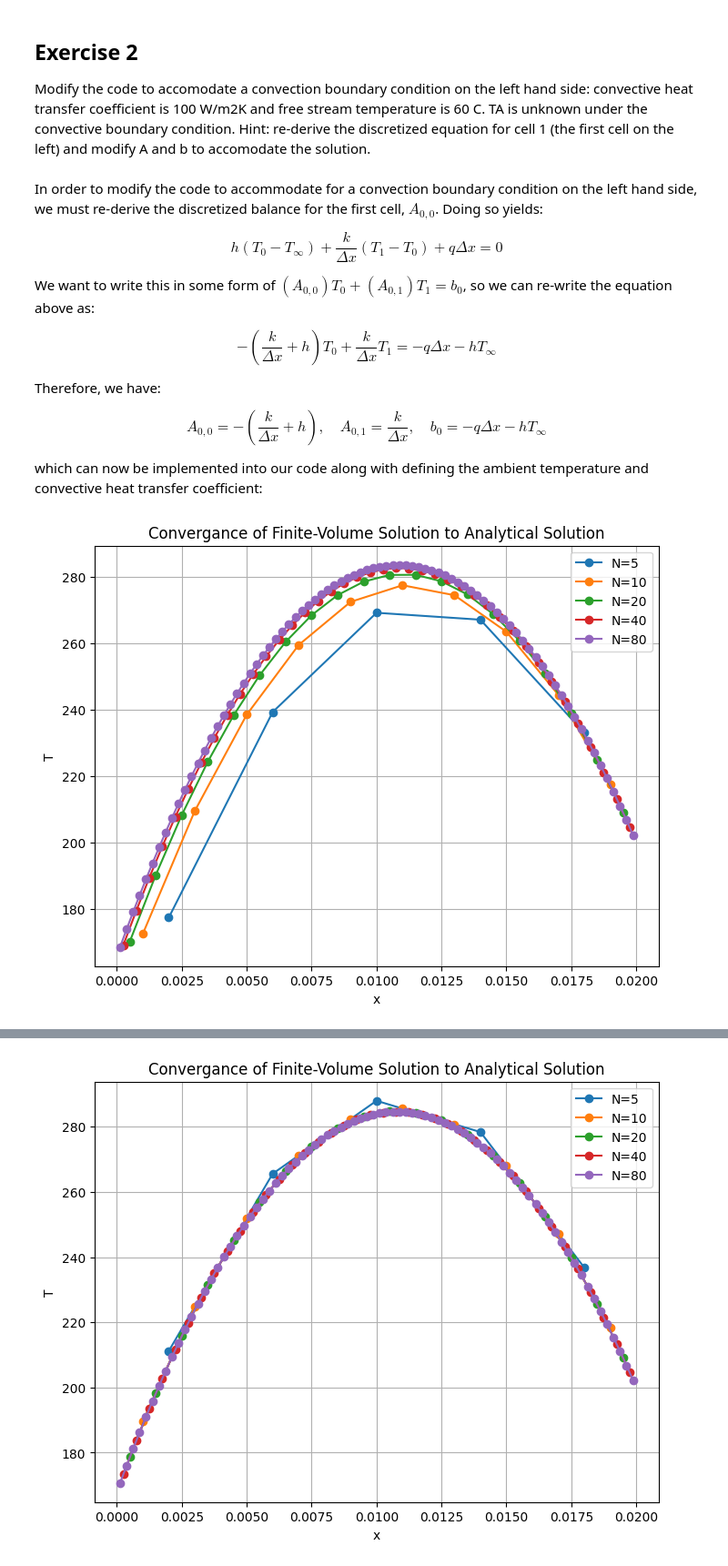
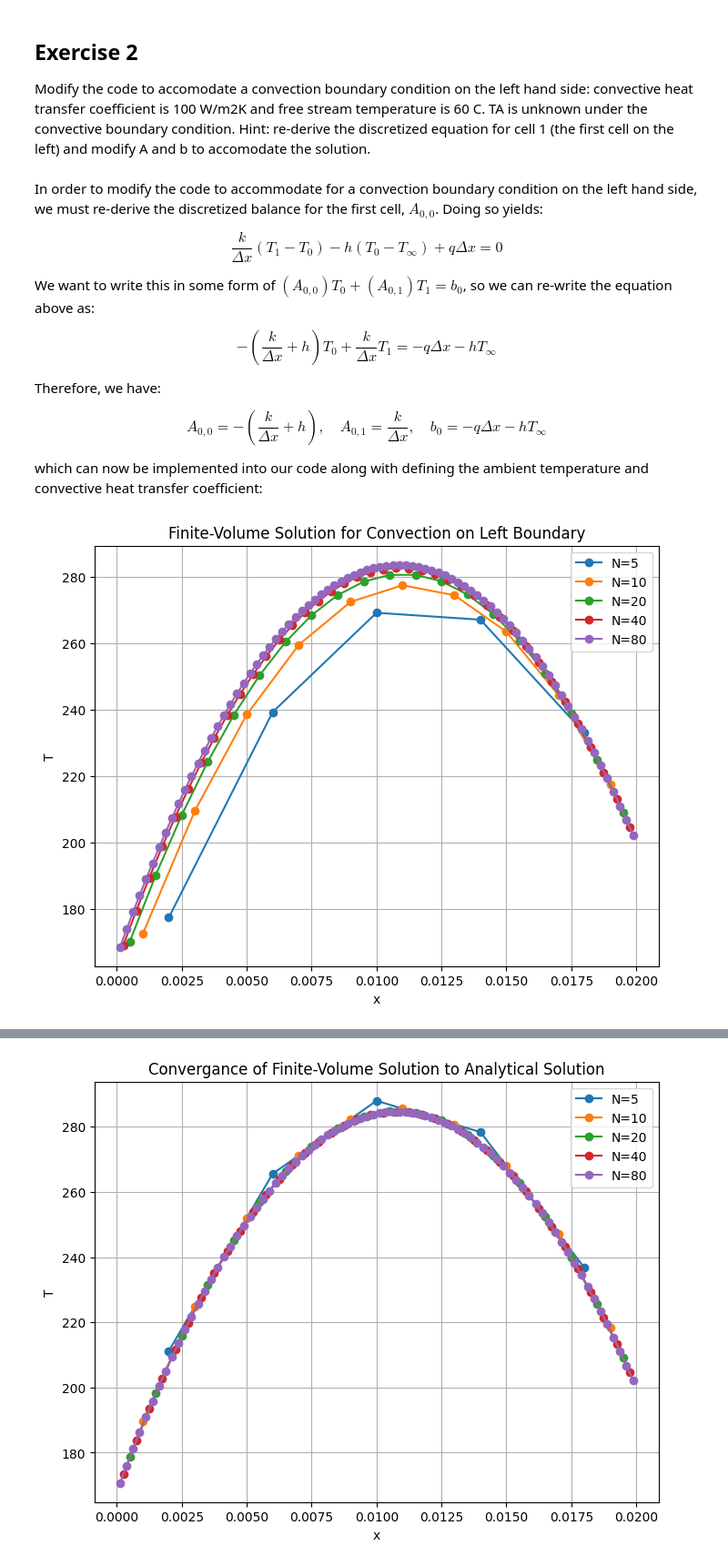
Before and after one commit to cjdipietrantonio/ME5311, a Jupyter notebook: other/flipclassrooomexcercises/01/ME5311-elliptic.ipynb, the cells around one changed output, grey strips where cells are left out. Shown at 91% size. Cells and saved outputs as stored; diff of their text form; code cells hidden in the pictures.

```diff
--- a/other/flipclassrooomexcercises/01/ME5311-elliptic.ipynb
+++ b/other/flipclassrooomexcercises/01/ME5311-elliptic.ipynb
@@ -182,7 +182,7 @@ Modify the code to accomodate a convection boundary condition on the left hand s
 In order to modify the code to accommodate for a convection boundary condition on the left hand side, we must re-derive the discretized balance for the first cell, $A_{0,0}$. Doing so yields:
 
 $$
-h(T_0 - T_\infty) + \frac{k}{\Delta x}(T_1 - T_0) + q\Delta x = 0
+\frac{k}{\Delta x}(T_1 - T_0) - h(T_0 - T_\infty) + q\Delta x = 0
 $$
 
 We want to write this in some  form of $\left(A_{0,0}\right)T_0 + \left(A_{0,1}\right)T_1 = b_0$, so we can re-write the equation above as:
@@ -236,35 +236,35 @@ for N in N_vals:
         A[i,i] = -2*k/dx;
         A[i,i+1] = k/dx; # The first index indicates cell ID
         A[i,i-1] = k/dx; # The second index indicates the cells involved
     # for left boundary
     A[0,0] = -k/dx - h; # Robin boundary condition
     A[0,1] = k/dx;
     # for right boundary
     A[N-1,N-1] = -3*k/dx;
     A[N-1,N-2] = k/dx;
 
     ## Set up b vector
     b=np.zeros(N);
     for i in range(1,N-1):
         b[i] = -qsrc[i]*dx;
     #left boundary
     b[0] = -qsrc[0]*dx - h*T_inf; # Robin boundary condition
     #right boundary
     b[N-1] = -qsrc[N-1]*dx -2*k*TB/dx;
 
     # solve for Temperature
     T_num = np.linalg.solve(A,b)
     #print(T)
     plt.plot(Xc, T_num, 'o-', label=f'N={N}')
 
 plt.xlabel('x')
 plt.ylabel('T')
-plt.title('Convergance of Finite-Volume Solution to Analytical Solution')
+plt.title('Finite-Volume Solution for Convection on Left Boundary')
 plt.legend()
 plt.grid()
 plt.show()
 # %% [output]
-[figure, old version]
+[figure, new version]
 # %% [markdown]
 In exercise one, the left boundary condition forced the temperature of the left face (x = 0.0) to $100^\circ\text{C}$. Here, we can see that at the left face (and maximum, x ~ 0.01125 for this case) temperature is higher. This is because the temperature of the left face is no longer fixed, instead it depends on the internal heat generation and the rate of heat removal. In this case, it is less efficient at removing heat than the fixed boundary condition. We can confirm this by increasing h, and observing that when we do so, the temperature at the left face approaches the ambient temperature of $60^\circ\text{C}$. We can also confirm our code is working properly by decreasing h, and watching the peak temperature shift left, as the left boundary condition begins to act as an insulated wall.
 
```
Also changed, not shown: parts of 3 cells of this notebook.
